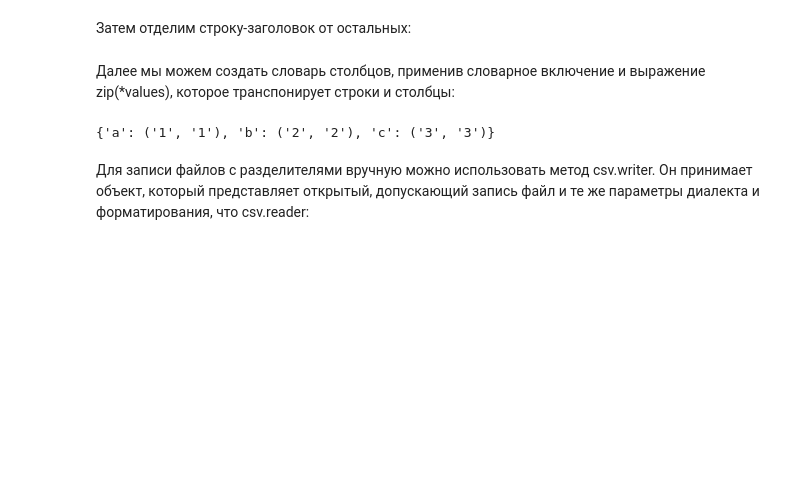
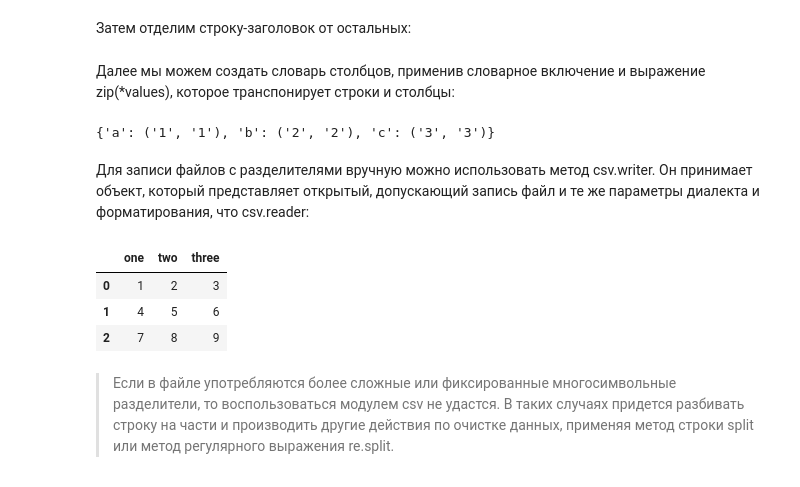
Before and after one commit to MilyutinNA/iate, a Jupyter notebook: lectures/10.ipynb, the cells around one changed output. Drawn from its saved outputs; the diff is of its cells as text; code cells hidden in the pictures; blank space fills up the shorter version.

```diff
--- a/lectures/10.ipynb
+++ b/lectures/10.ipynb
@@ -362,13 +362,23 @@ data_dict
 # %%
 class my_dialect(csv.Dialect):
     lineterminator = '\n'
     delimiter = ';'
     quotechar = '"'
     quoting = csv.QUOTE_MINIMAL
 
-with open('data/mydata.csv', 'w') as f:
+with open('data/mydata.csv', 'w+') as f:
     writer = csv.writer(f, dialect=my_dialect)
     writer.writerow(('one', 'two', 'three'))
     writer.writerow(('1', '2', '3'))
     writer.writerow(('4', '5', '6'))
     writer.writerow(('7', '8', '9'))
+
+
+pd.read_table('data/mydata.csv', sep=';')
+# %% [output]
+|  | one | two | three |
+| 0 | 1 | 2 | 3 |
+| 1 | 4 | 5 | 6 |
+| 2 | 7 | 8 | 9 |
+# %% [markdown]
+> Если в файле употребляются более сложные или фиксированные многосимвольные разделители, то воспользоваться модулем csv не удастся. В таких случаях придется разбивать строку на части и производить другие действия по очистке данных, применяя метод строки split или метод регулярного выражения re.split.
```
Also changed, not shown: parts of 2 cells of this notebook, 5 other files.
